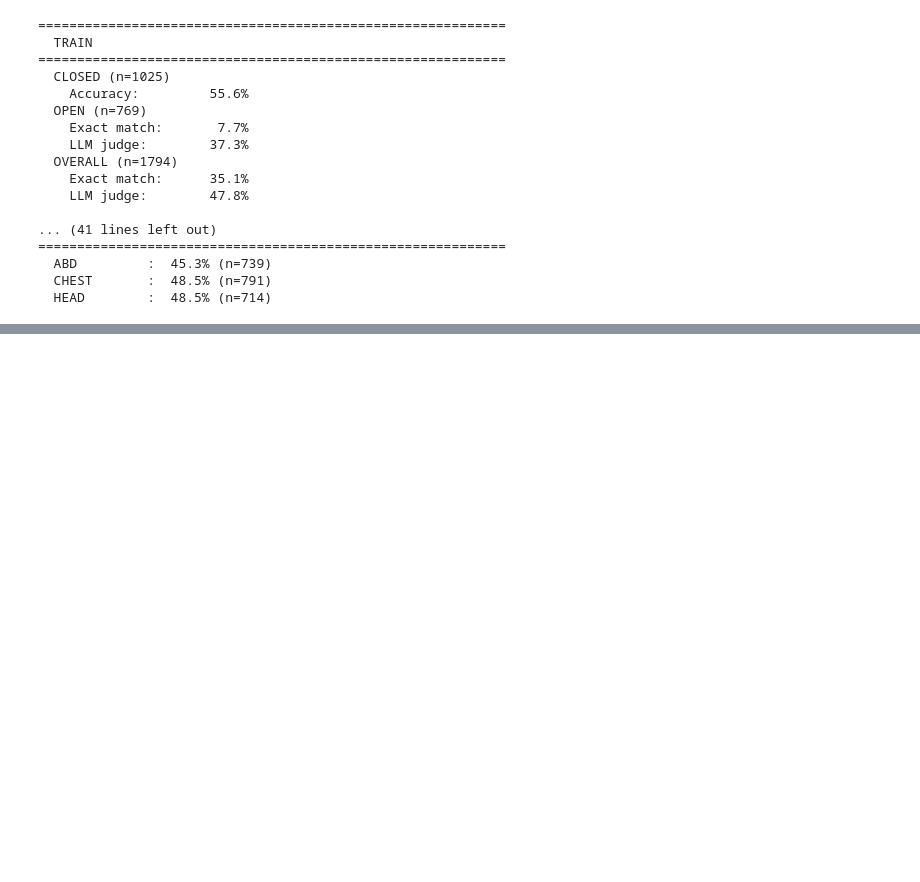
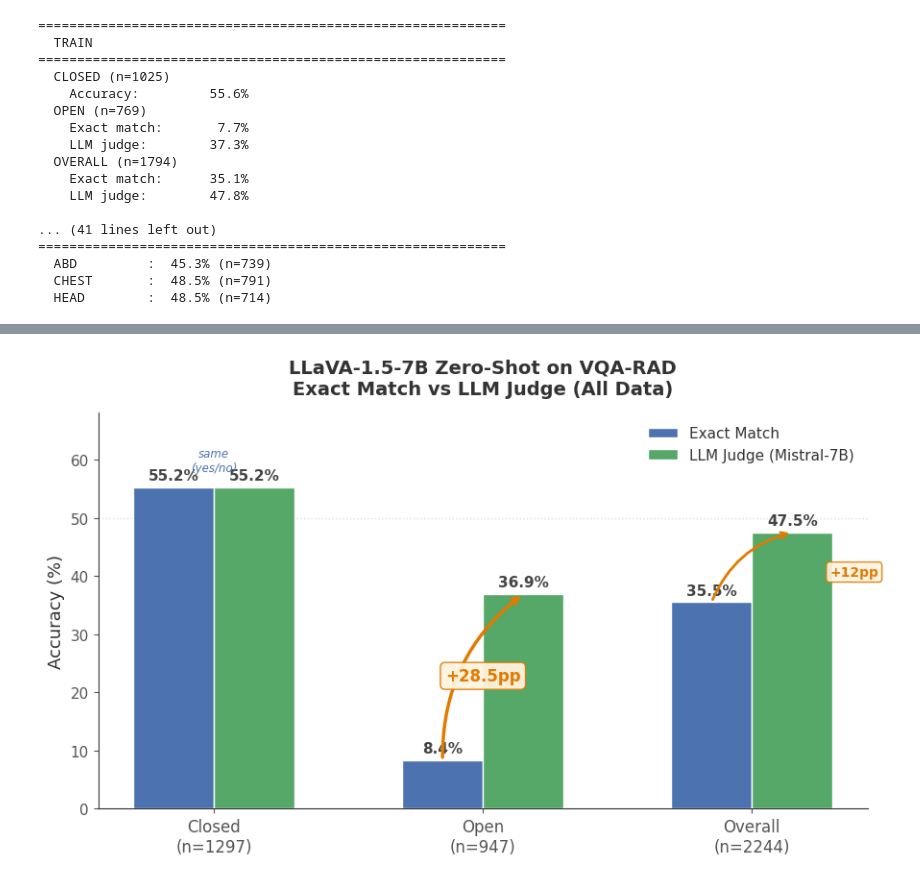
Before and after one commit to srikrish2812/cs2770_project, a Jupyter notebook: notebooks/baseline_infer.ipynb, the cells around one changed output, grey strips where cells are left out. Cells and saved outputs as stored; diff of their text form; code cells hidden in the pictures; blank space fills up the shorter version.

Commit message:
chore: update notebooks  with visualizations

```diff
--- a/notebooks/baseline_infer.ipynb
+++ b/notebooks/baseline_infer.ipynb
@@ -720,0 +1031,82 @@ for organ in sorted(results_df['image_organ'].unique()):
+# %%
+# ============================================================
+# Combined Accuracy: Exact Match vs LLM Judge (All Data)
+# Self-contained — paste at the end of baseline_infer.ipynb
+# ============================================================
+
+import matplotlib.pyplot as plt
+import numpy as np
+
+plt.rcParams.update({
+    'font.family': 'sans-serif',
+    'font.size': 11,
+    'axes.spines.top': False,
+    'axes.spines.right': False,
+    'axes.edgecolor': '#333333',
+    'axes.labelcolor': '#333333',
+    'text.color': '#333333',
+    'xtick.color': '#555555',
+    'ytick.color': '#555555',
+    'figure.facecolor': 'white',
+    'axes.facecolor': 'white',
+})
+
+BLUE  = '#4C72B0'
+GREEN = '#55A868'
+
+# --- All data combined (n=2244) ---
+categories = ['Closed\n(n=1297)', 'Open\n(n=947)', 'Overall\n(n=2244)']
+em_vals    = [55.2, 8.4, 35.5]
+judge_vals = [55.2, 36.9, 47.5]   # closed judge = closed EM (exact match used for yes/no)
+
+fig, ax = plt.subplots(figsize=(9, 5.5))
+
+x = np.arange(len(categories))
+w = 0.30
+
+bars_em = ax.bar(x - w/2, em_vals, w, color=BLUE, label='Exact Match', edgecolor='white', zorder=3)
+bars_jd = ax.bar(x + w/2, judge_vals, w, color=GREEN, label='LLM Judge (Mistral-7B)', edgecolor='white', zorder=3)
+
+# Value labels
+for bars in [bars_em, bars_jd]:
+    for bar in bars:
+        h = bar.get_height()
+        ax.text(bar.get_x() + bar.get_width()/2, h + 0.8,
+                f'{h:.1f}%', ha='center', va='bottom', fontsize=11,
+                fontweight='bold', color='#444444')
+
+# Annotate the open-ended jump
+ax.annotate('',
+            xy=(1 + w/2, 36.9), xytext=(1 - w/2, 8.4),
+            arrowprops=dict(arrowstyle='->', color='#e07b00', lw=2.5,
+                            connectionstyle='arc3,rad=-0.25'))
+ax.text(1, 22, '+28.5pp', ha='center', fontsize=12, fontweight='bold', color='#e07b00',
+        bbox=dict(boxstyle='round,pad=0.3', facecolor='#fff3e0', edgecolor='#e07b00', alpha=0.95))
+
+# Annotate the overall jump
+ax.annotate('',
+            xy=(2 + w/2, 47.5), xytext=(2 - w/2, 35.5),
+            arrowprops=dict(arrowstyle='->', color='#e07b00', lw=2,
+                            connectionstyle='arc3,rad=-0.25'))
+ax.text(2.38, 40, '+12pp', ha='center', fontsize=10, fontweight='bold', color='#e07b00',
+        bbox=dict(boxstyle='round,pad=0.25', facecolor='#fff3e0', edgecolor='#e07b00', alpha=0.9))
+
+# "Same" indicator for closed
+ax.text(0, 58, 'same\n(yes/no)', ha='center', fontsize=8.5, color=BLUE, fontstyle='italic')
+
+ax.set_xticks(x)
+ax.set_xticklabels(categories, fontsize=12)
+ax.set_ylabel('Accuracy (%)', fontsize=13)
+ax.set_title('LLaVA-1.5-7B Zero-Shot on VQA-RAD\nExact Match vs LLM Judge (All Data)',
+             fontweight='bold', fontsize=14, pad=14)
+ax.set_ylim(0, 68)
+ax.legend(frameon=False, fontsize=11, loc='upper right')
+ax.axhline(y=50, color='#dddddd', linestyle=':', linewidth=1, zorder=1)
+
+plt.tight_layout()
+plt.savefig("fig_combined_em_vs_judge.png", dpi=200, bbox_inches='tight')
+plt.show()
+
+print("✅ Saved fig_combined_em_vs_judge.png")
+# %% [output]
+[figure, added]
```
Also changed, not shown: parts of 2 cells of this notebook, 12 other files.
